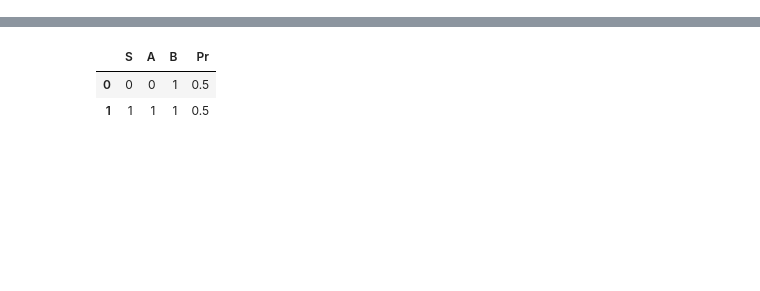
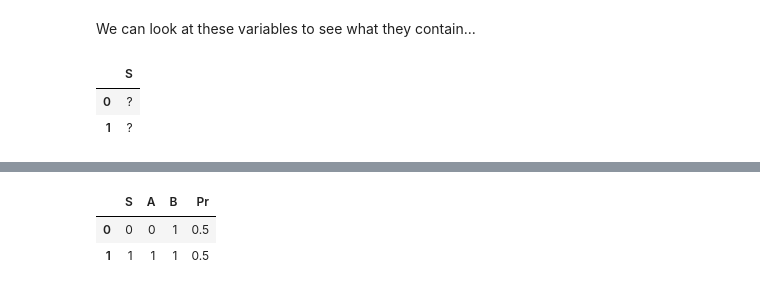
Before and after one commit to brettc/causalinfo, a Jupyter notebook: arnaud.ipynb, the cells around one changed output, grey strips where cells are left out. Cells and saved outputs as stored; diff of their text form; code cells hidden in the pictures; blank space fills up the shorter version.

```diff
--- a/arnaud.ipynb
+++ b/arnaud.ipynb
@@ -18,0 +19,8 @@ def xnor(i1, i2, o):
+# %% [markdown]
+We can look at these variables to see what they contain...
+# %%
+s
+# %% [output]
+|  | S |
+| 0 | ? |
+| 1 | ? |
```
Also changed, not shown: parts of 33 cells of this notebook, 3 other files.
